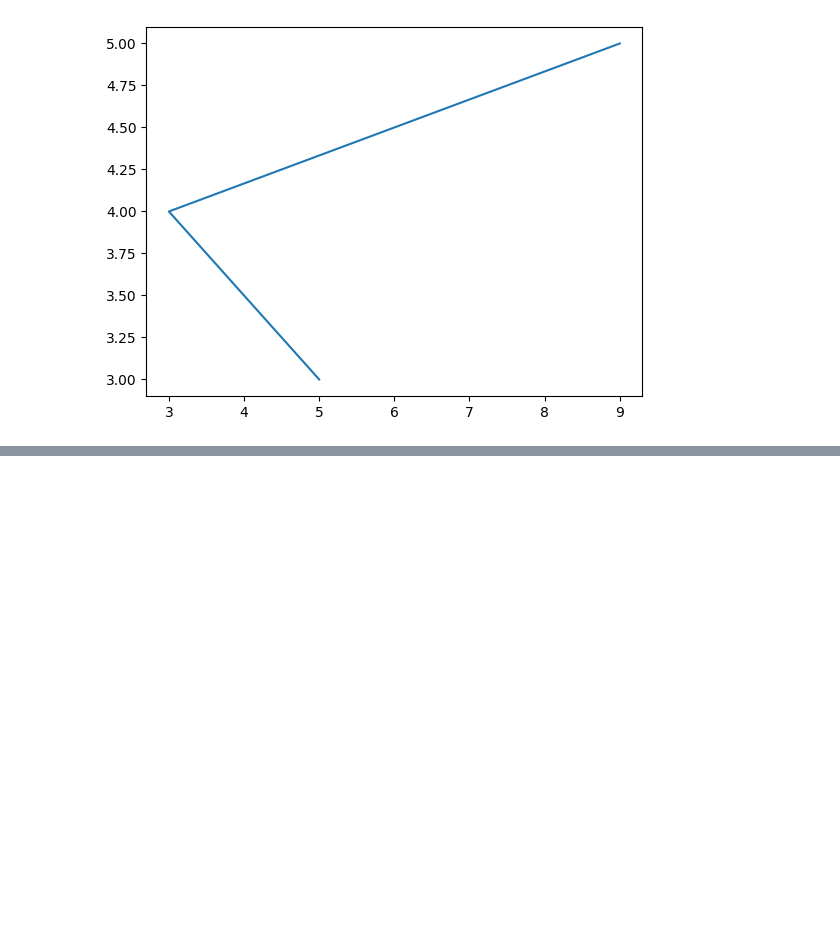
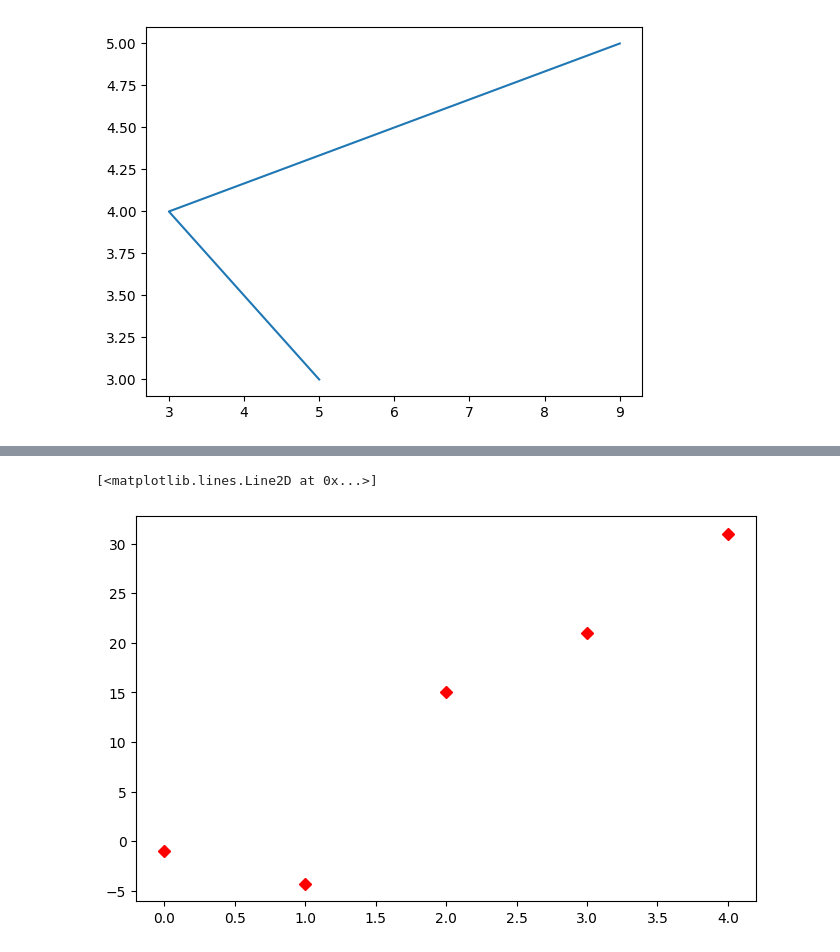
Before and after one commit to EricChenGP/2023_07_25, a Jupyter notebook: lesson14_2.ipynb, the cells around one changed output, grey strips where cells are left out. Cells and saved outputs as stored; diff of their text form; code cells hidden in the pictures; blank space fills up the shorter version.

```diff
--- a/lesson14_2.ipynb
+++ b/lesson14_2.ipynb
@@ -19,0 +34,10 @@ plt.show()
+# %%
+import matplotlib.pyplot as plt
+
+data = [-1, -4.3, 15, 21, 31]
+figure = plt.figure(figsize=(8, 5))
+axes = figure.add_subplot()
+axes.plot(data,'rD')
+# %% [output]
+[<matplotlib.lines.Line2D at 0x...>]
+[figure, added]
```
Also changed, not shown: parts of 3 cells of this notebook.
